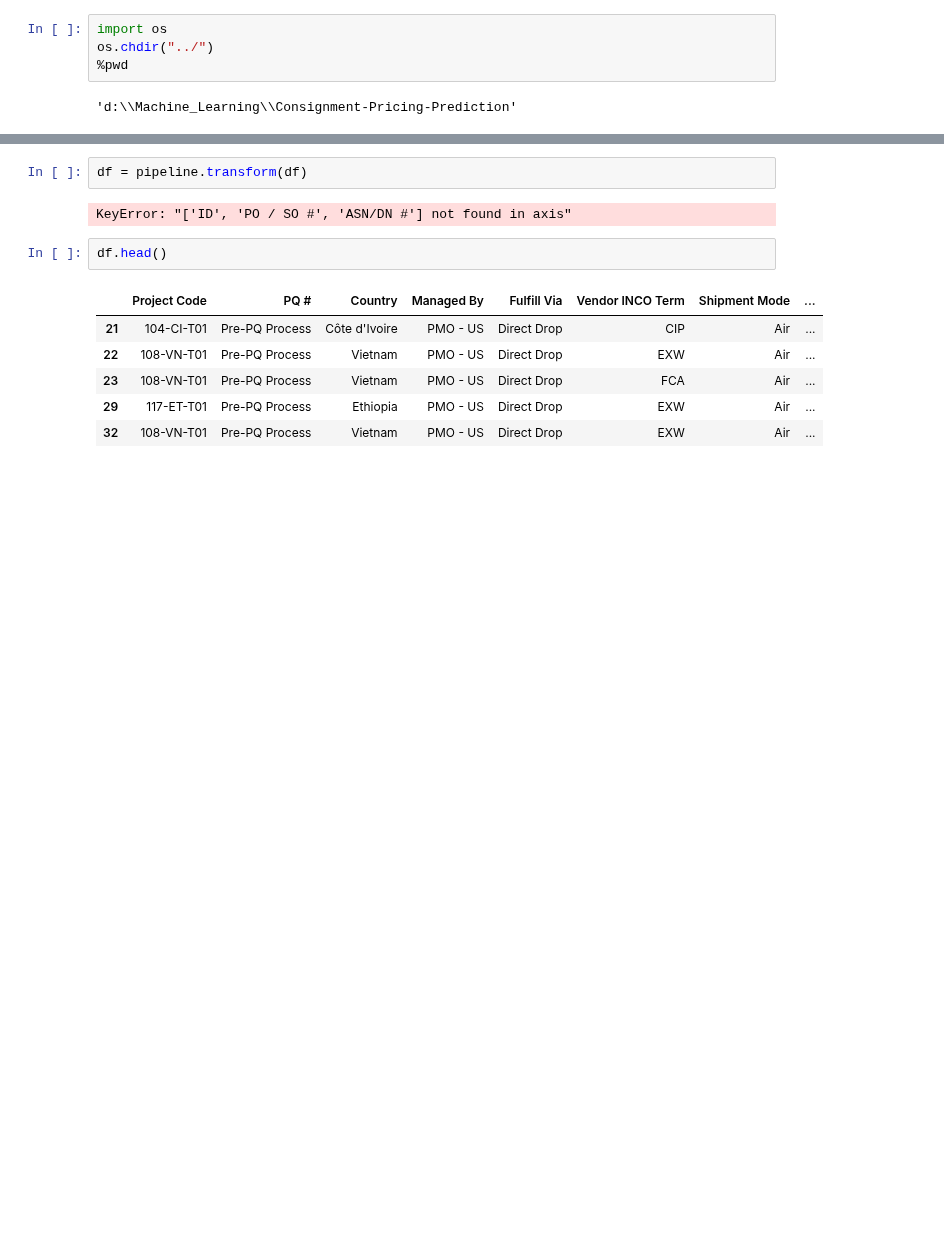
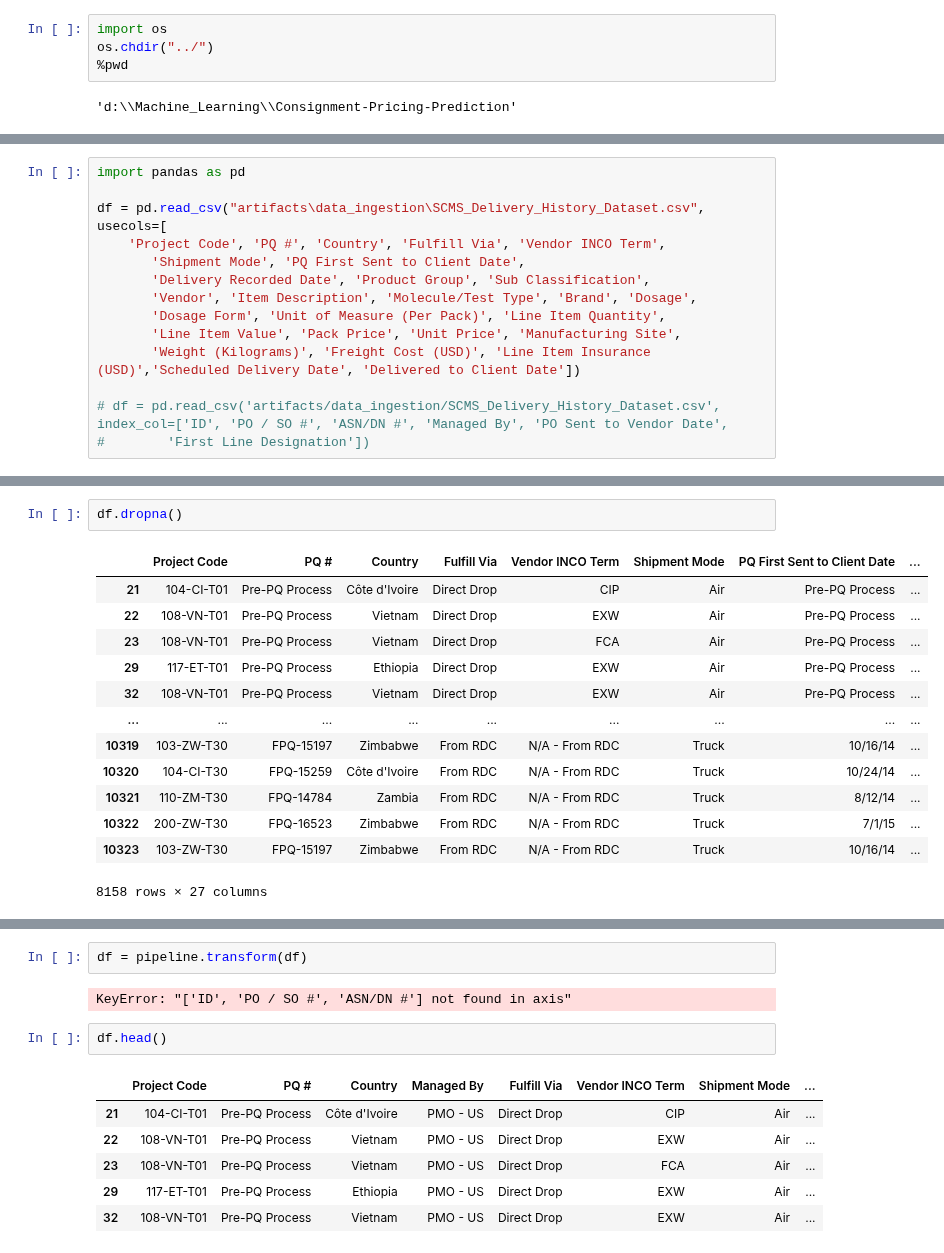
Before and after one commit to krishanwalia30/Consignment-Pricing-Prediction, a Jupyter notebook: research/example.ipynb, the cells around one changed output, grey strips where cells are left out. Drawn from its saved outputs; the diff is of its cells as text; blank space fills up the shorter version.

Commit message:
Column Transformer Pipeline Creation

```diff
--- a/research/example.ipynb
+++ b/research/example.ipynb
@@ -11,3 +7,17 @@ df = pd.read_csv("artifacts\data_ingestion\SCMS_Delivery_History_Dataset.csv")
+# %%
+import pandas as pd
+
+df = pd.read_csv("artifacts\data_ingestion\SCMS_Delivery_History_Dataset.csv", usecols=[
+    'Project Code', 'PQ #', 'Country', 'Fulfill Via', 'Vendor INCO Term',
+       'Shipment Mode', 'PQ First Sent to Client Date',
+       'Delivery Recorded Date', 'Product Group', 'Sub Classification',
+       'Vendor', 'Item Description', 'Molecule/Test Type', 'Brand', 'Dosage',
+       'Dosage Form', 'Unit of Measure (Per Pack)', 'Line Item Quantity',
+       'Line Item Value', 'Pack Price', 'Unit Price', 'Manufacturing Site',
+       'Weight (Kilograms)', 'Freight Cost (USD)', 'Line Item Insurance (USD)','Scheduled Delivery Date', 'Delivered to Client Date'])
+
+# df = pd.read_csv('artifacts/data_ingestion/SCMS_Delivery_History_Dataset.csv', index_col=['ID', 'PO / SO #', 'ASN/DN #', 'Managed By', 'PO Sent to Vendor Date',
+#        'First Line Designation'])
 # %%
 df.columns
 # %% [output]
@@ -30,0 +44,16 @@ NameError: name 'ColumnDropperTransformer' is not defined
+# %%
+df.dropna()
+# %% [output]
+|  | Project Code | PQ # | Country | Fulfill Via | Vendor INCO Term | Shipment Mode | PQ First Sent to Client Date | ... |
+| 21 | 104-CI-T01 | Pre-PQ Process | Côte d'Ivoire | Direct Drop | CIP | Air | Pre-PQ Process | ... |
+| 22 | 108-VN-T01 | Pre-PQ Process | Vietnam | Direct Drop | EXW | Air | Pre-PQ Process | ... |
+| 23 | 108-VN-T01 | Pre-PQ Process | Vietnam | Direct Drop | FCA | Air | Pre-PQ Process | ... |
+| 29 | 117-ET-T01 | Pre-PQ Process | Ethiopia | Direct Drop | EXW | Air | Pre-PQ Process | ... |
+| 32 | 108-VN-T01 | Pre-PQ Process | Vietnam | Direct Drop | EXW | Air | Pre-PQ Process | ... |
+| ... | ... | ... | ... | ... | ... | ... | ... | ... |
+| 10319 | 103-ZW-T30 | FPQ-15197 | Zimbabwe | From RDC | N/A - From RDC | Truck | 10/16/14 | ... |
+| 10320 | 104-CI-T30 | FPQ-15259 | Côte d'Ivoire | From RDC | N/A - From RDC | Truck | 10/24/14 | ... |
+| 10321 | 110-ZM-T30 | FPQ-14784 | Zambia | From RDC | N/A - From RDC | Truck | 8/12/14 | ... |
+| 10322 | 200-ZW-T30 | FPQ-16523 | Zimbabwe | From RDC | N/A - From RDC | Truck | 7/1/15 | ... |
+| 10323 | 103-ZW-T30 | FPQ-15197 | Zimbabwe | From RDC | N/A - From RDC | Truck | 10/16/14 | ... |
+8158 rows × 27 columns
```
Also changed, not shown: parts of 14 cells of this notebook, 1 other file.
